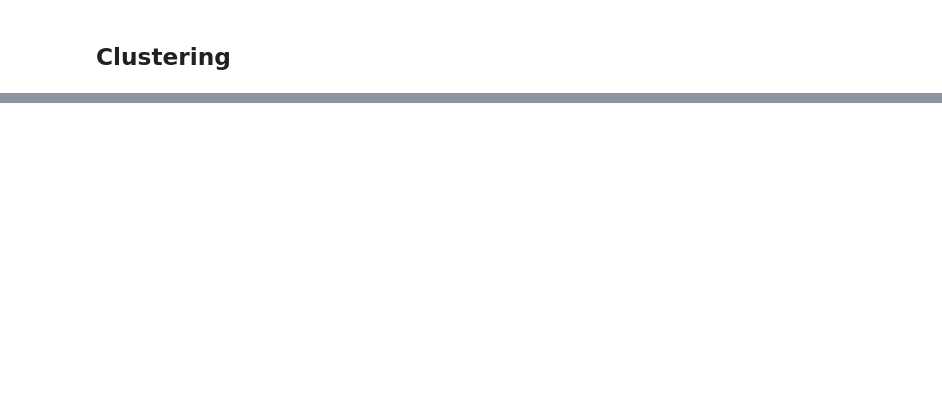
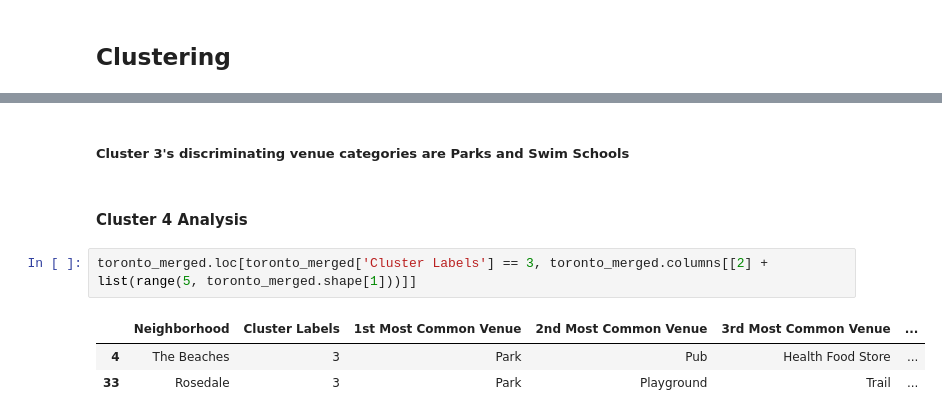
Before and after one commit to YKhadr85/Capstone-Project, a Jupyter notebook: Segmenting and Clustering Neighborhoods in Toronto.ipynb, the cells around one changed output, grey strips where cells are left out. Saved outputs shown, nothing was run; the diff lists cells and outputs as text; blank space fills up the shorter version.

```diff
--- a/Segmenting and Clustering Neighborhoods in Toronto.ipynb
+++ b/Segmenting and Clustering Neighborhoods in Toronto.ipynb
@@ -426,0 +418,10 @@ toronto_merged.loc[toronto_merged['Cluster Labels'] == 2, toronto_merged.columns
+# %% [markdown]
+##### Cluster 3's discriminating venue categories are Parks and Swim Schools
+# %% [markdown]
+#### Cluster 4 Analysis
+# %%
+toronto_merged.loc[toronto_merged['Cluster Labels'] == 3, toronto_merged.columns[[2] + list(range(5, toronto_merged.shape[1]))]]
+# %% [output]
+|  | Neighborhood | Cluster Labels | 1st Most Common Venue | 2nd Most Common Venue | 3rd Most Common Venue | ... |
+| 4 | The Beaches | 3 | Park | Pub | Health Food Store | ... |
+| 33 | Rosedale | 3 | Park | Playground | Trail | ... |
```
Also changed, not shown: parts of 24 cells of this notebook.
